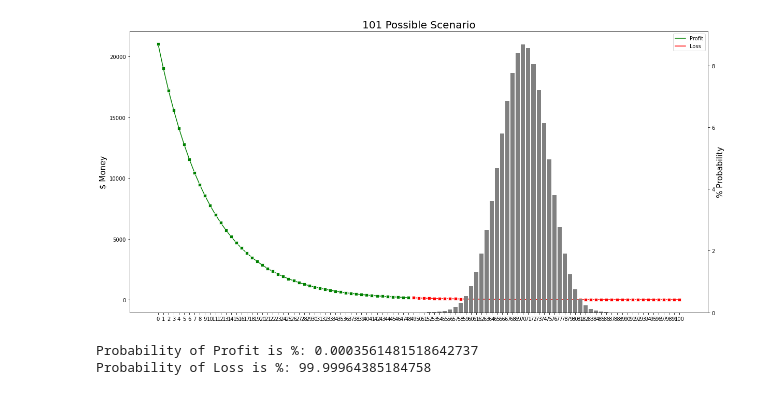
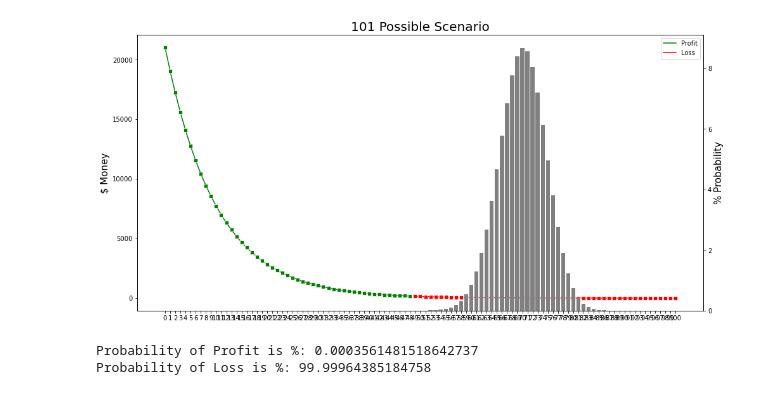
Before and after one commit to koroglubeyaz/FinancialMath, a Jupyter notebook: Stock_Options_Binomial_Model.ipynb, the cells around one changed output. Saved outputs shown, nothing was run; the diff lists cells and outputs as text; code cells hidden in the pictures.

```diff
--- a/Stock_Options_Binomial_Model.ipynb
+++ b/Stock_Options_Binomial_Model.ipynb
@@ -59,21 +59,21 @@ print (df)
 # %%
 # PLOT THE GRAPH
 
-fig=plt.figure(figsize=(20,10))
+fig=plt.figure(figsize=(16,8))
 ax1 = fig.add_subplot(111)
 ax2 = ax1.twinx()
 
 b= sns.barplot(x='101 Possible Scenario', y='S(100)probability %', data=df, color='gray', ax=ax2)
 l= sns.lineplot(x=df.index, y='S(100)money $', data=df, marker='s', hue=arrM1, palette=('green','red'), ax=ax1)
 
 b.axes.set_title("101 Possible Scenario",fontsize=20)
 b.set_ylabel("% Probability",fontsize=15)
 l.set_ylabel("$ Money",fontsize=15)
 
 plt.xticks(rotation=60)
 plt.show()
 # %% [output]
-[figure, old version]
+[figure, new version]
 # %%
 # PROFIT/LOSS PROBABILITY
 
```
Also changed, not shown: parts of 1 cell of this notebook.
